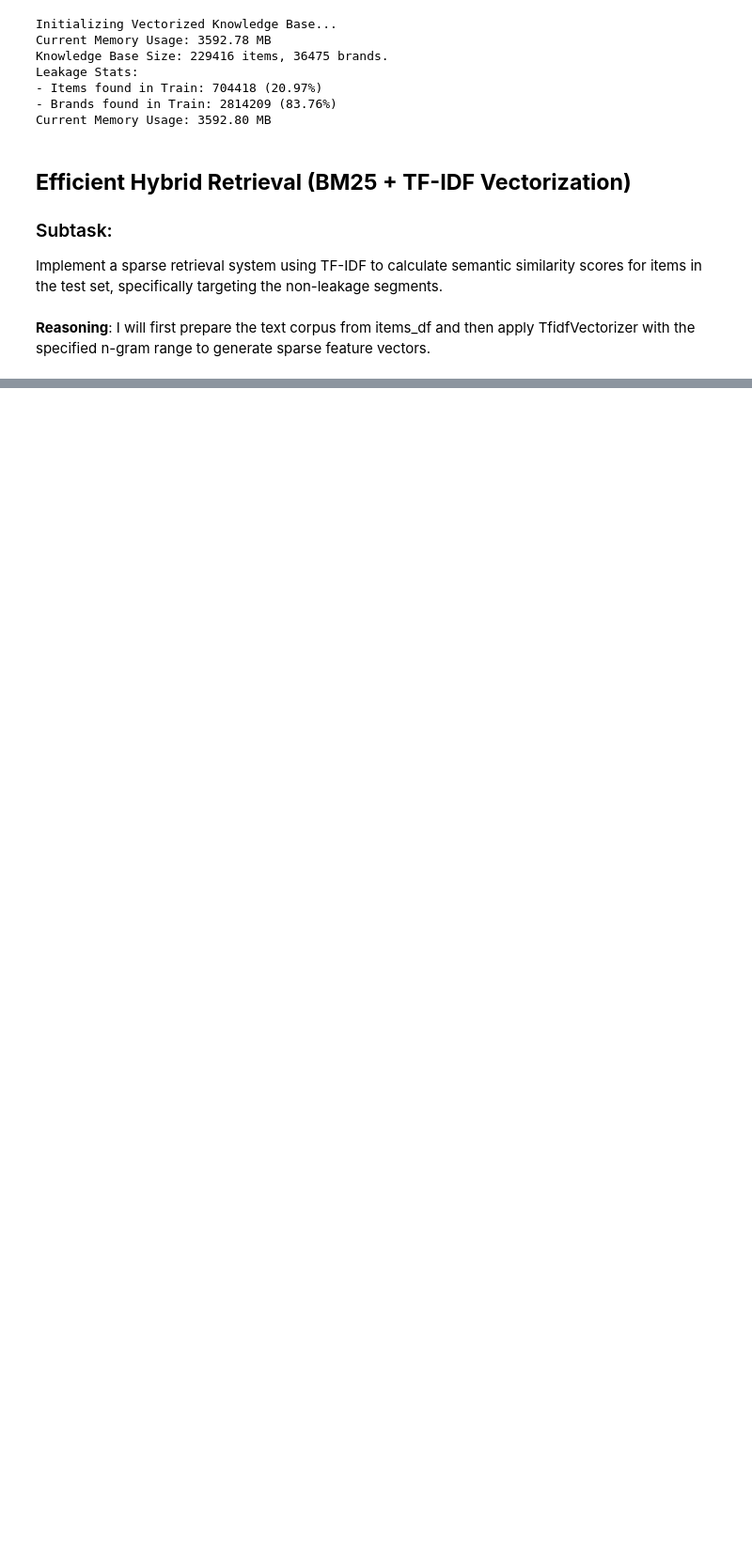
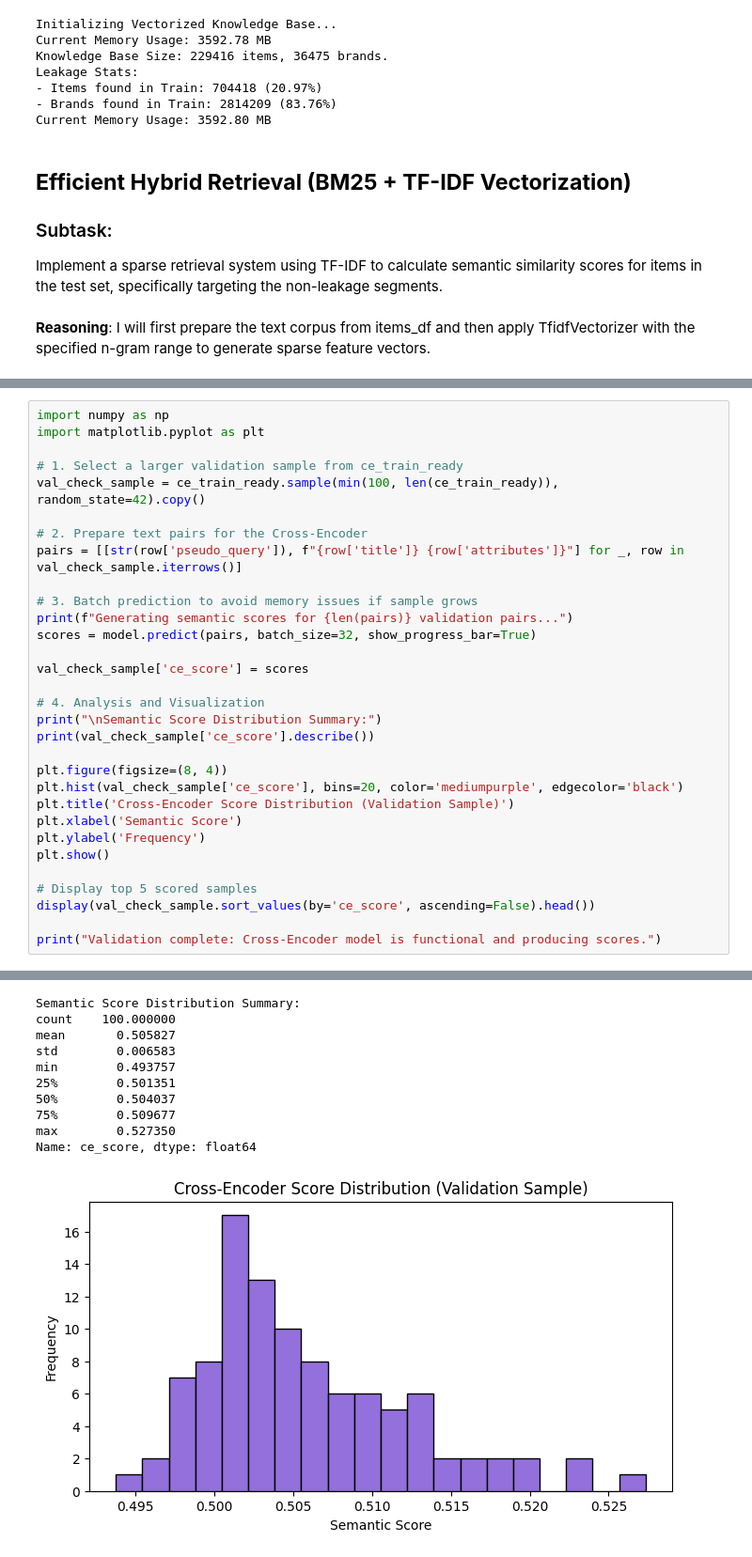
Before and after one commit to oomerevren/omer1arat2, a Jupyter notebook: notebooks/Getting_started_with_google_colab_ai.ipynb, the cells around one changed output, grey strips where cells are left out. Shown at 94% size. Saved outputs shown, nothing was run; the diff lists cells and outputs as text; blank space fills up the shorter version.

```diff
--- a/notebooks/Getting_started_with_google_colab_ai.ipynb
+++ b/notebooks/Getting_started_with_google_colab_ai.ipynb
@@ -872,0 +1636,32 @@ Fitting TfidfVectorizer on item corpus...
+# %%
+import numpy as np
+import matplotlib.pyplot as plt
+
+# 1. Select a larger validation sample from ce_train_ready
+val_check_sample = ce_train_ready.sample(min(100, len(ce_train_ready)), random_state=42).copy()
+
+# 2. Prepare text pairs for the Cross-Encoder
+pairs = [[str(row['pseudo_query']), f"{row['title']} {row['attributes']}"] for _, row in val_check_sample.iterrows()]
+
+# 3. Batch prediction to avoid memory issues if sample grows
+print(f"Generating semantic scores for {len(pairs)} validation pairs...")
+scores = model.predict(pairs, batch_size=32, show_progress_bar=True)
+
+val_check_sample['ce_score'] = scores
+
+# 4. Analysis and Visualization
+print("\nSemantic Score Distribution Summary:")
+print(val_check_sample['ce_score'].describe())
+
+plt.figure(figsize=(8, 4))
+plt.hist(val_check_sample['ce_score'], bins=20, color='mediumpurple', edgecolor='black')
+plt.title('Cross-Encoder Score Distribution (Validation Sample)')
+plt.xlabel('Semantic Score')
+plt.ylabel('Frequency')
+plt.show()
+
+# Display top 5 scored samples
+display(val_check_sample.sort_values(by='ce_score', ascending=False).head())
+
+print("Validation complete: Cross-Encoder model is functional and producing scores.")
+# %% [output]
@@ -872,0 +1669,11 @@ Fitting TfidfVectorizer on item corpus...
+Semantic Score Distribution Summary:
+count    100.000000
+mean       0.505827
+std        0.006583
+min        0.493757
+25%        0.501351
+50%        0.504037
+75%        0.509677
+max        0.527350
+Name: ce_score, dtype: float64
+[figure, added]
```
Also changed, not shown: parts of 84 cells of this notebook.
